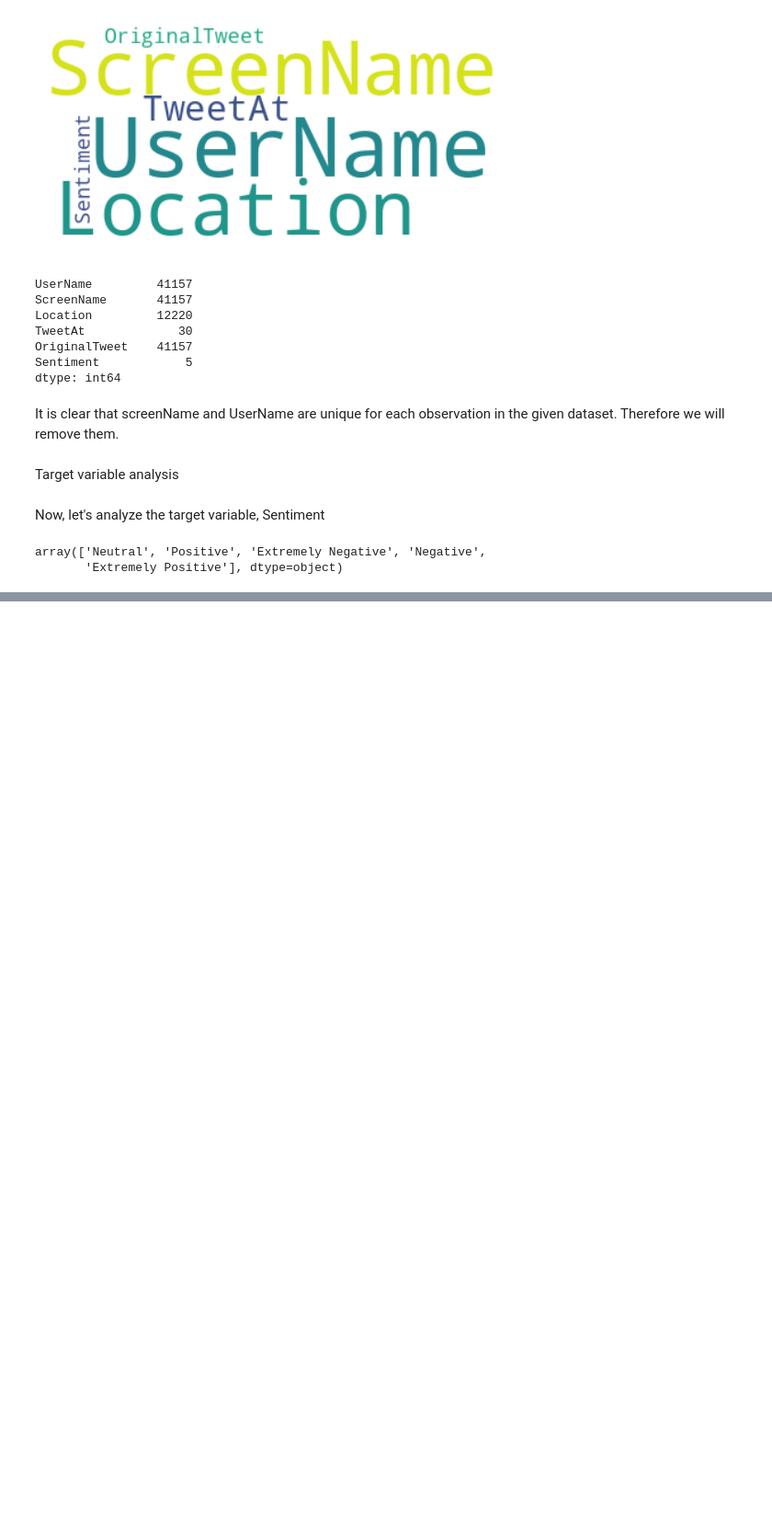
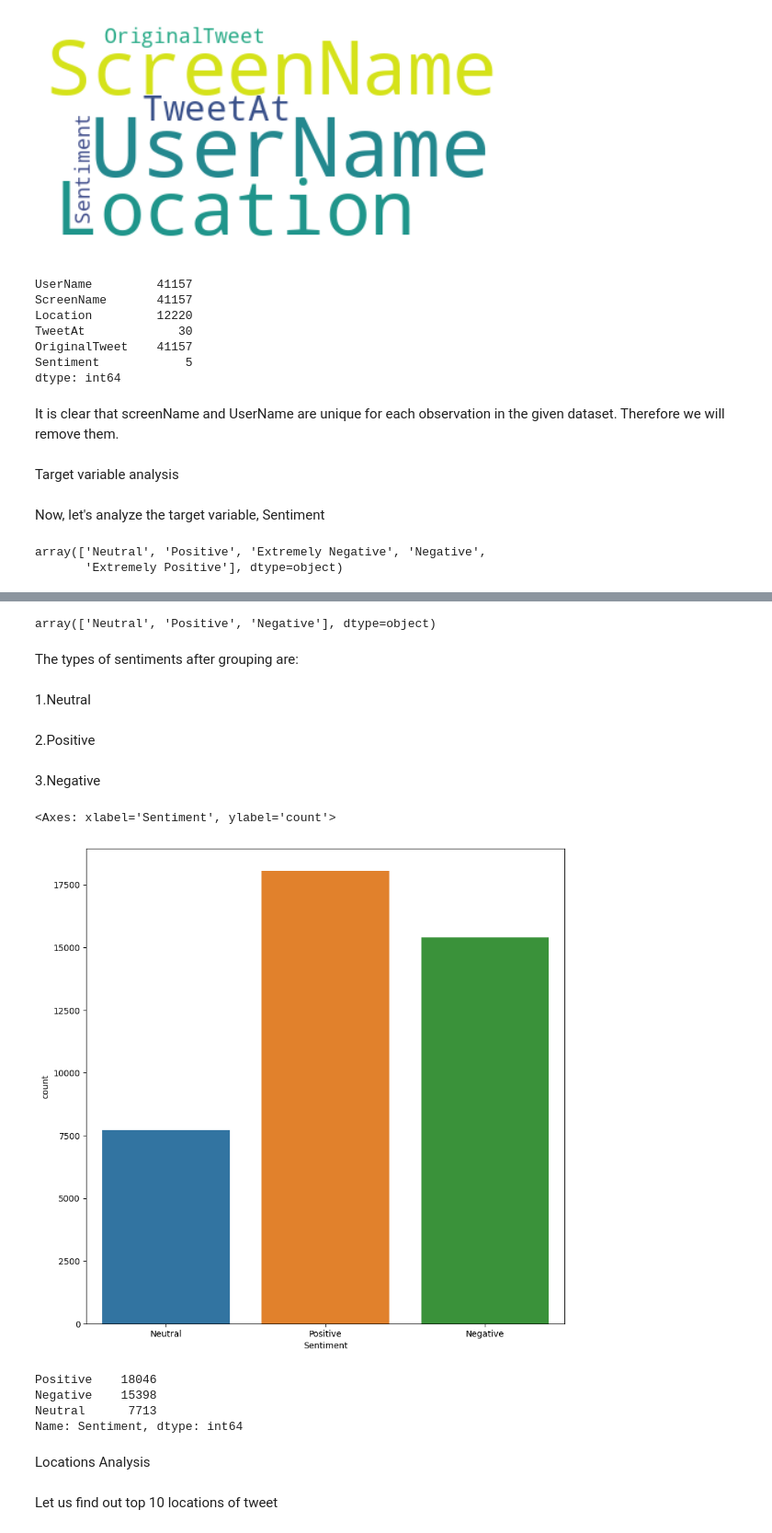
Before and after one commit to harsh15998/classification, a Jupyter notebook: Welcome_To_Colaboratory.ipynb, the cells around one changed output, grey strips where cells are left out. Shown at 92% size. Drawn from its saved outputs; the diff is of its cells as text; code cells hidden in the pictures; blank space fills up the shorter version.

```diff
--- a/Welcome_To_Colaboratory.ipynb
+++ b/Welcome_To_Colaboratory.ipynb
@@ -115,0 +141,41 @@ array(['Neutral', 'Positive', 'Extremely Negative', 'Negative',
+# %%
+def Sentiment_Grouping(sentiment):
+  if sentiment == "Extremely Positive":
+    return "Positive"
+  elif sentiment == "Extremely Negative":
+    return "Negative"
+  else:
+    return sentiment
+# %%
+#Apply the Sentiment_Grouping function on the Sentiment column
+df["Sentiment"] = df["Sentiment"].apply(Sentiment_Grouping)
+# %%
+df['Sentiment'].unique()
+# %% [output]
+array(['Neutral', 'Positive', 'Negative'], dtype=object)
+# %% [markdown]
+The types of sentiments after grouping are:
+# %% [markdown]
+1.Neutral
+# %% [markdown]
+2.Positive
+# %% [markdown]
+3.Negative
+# %%
+#Plotting the total number of tweets for each subcategory in the target variable after the transformation
+plt.rcParams["figure.figsize"]=10,10
+sns.countplot(x="Sentiment", data=df)
+# %% [output]
+<Axes: xlabel='Sentiment', ylabel='count'>
+[figure, added]
+# %%
+df['Sentiment'].value_counts()
+# %% [output]
+Positive    18046
+Negative    15398
+Neutral      7713
+Name: Sentiment, dtype: int64
+# %% [markdown]
+Locations Analysis
+# %% [markdown]
+Let us find out top 10 locations of tweet
```
Also changed, not shown: parts of 44 cells of this notebook.
